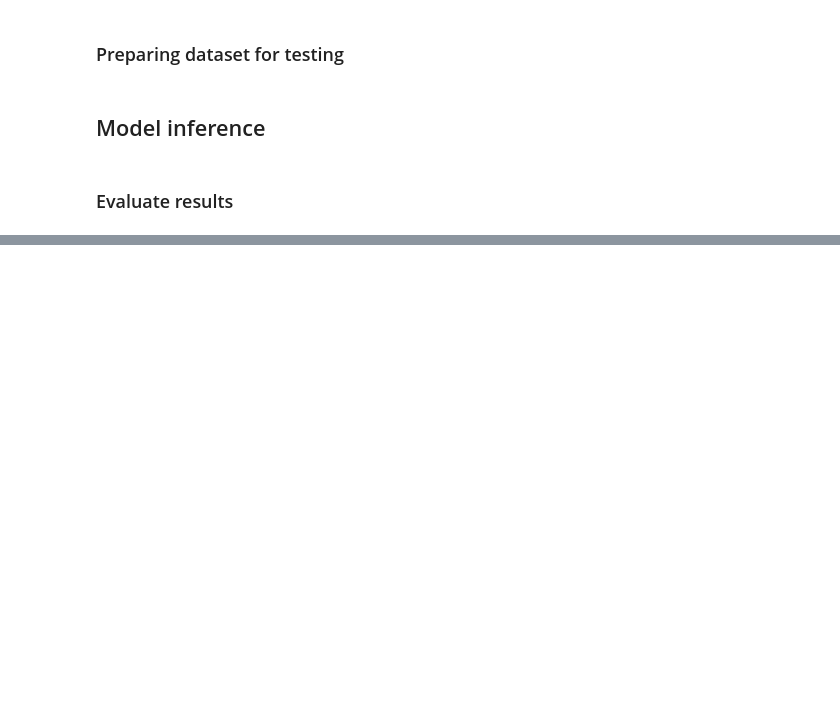
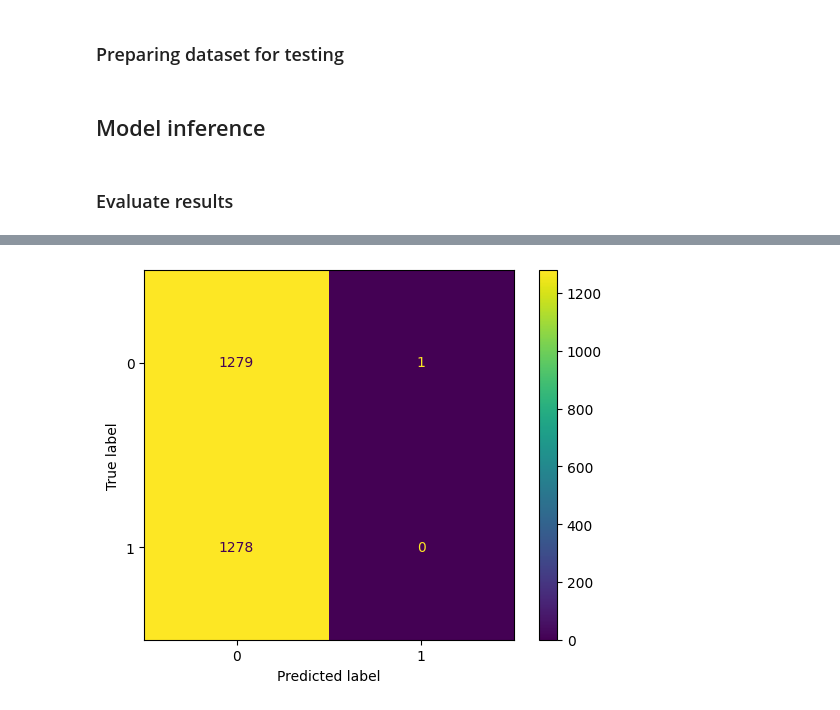
Before and after one commit to hstoklosa/fake-tweets-detection, a Jupyter notebook: baseline.ipynb, the cells around one changed output, grey strips where cells are left out. Saved outputs shown, nothing was run; the diff lists cells and outputs as text; code cells hidden in the pictures; blank space fills up the shorter version.

```diff
--- a/baseline.ipynb
+++ b/baseline.ipynb
@@ -165,0 +114,5 @@ plt.show()
+# %%
+y_test = np.array([label_mapping[label] for label in y_test])
+predicted_labels = np.array([label_mapping[label] for label in predicted_labels])
+
+print(classification_report(y_test, predicted_labels))
@@ -165,0 +128,4 @@ plt.show()
+# %%
+plot_confusion_matrix(y_test, predicted_labels)
+# %% [output]
+[figure, added]
```
Also changed, not shown: parts of 20 cells of this notebook, 4 other files.
